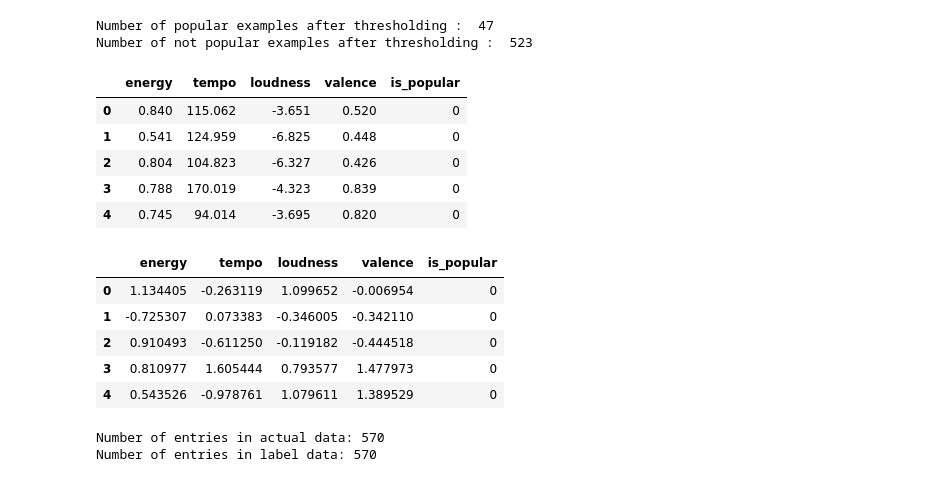
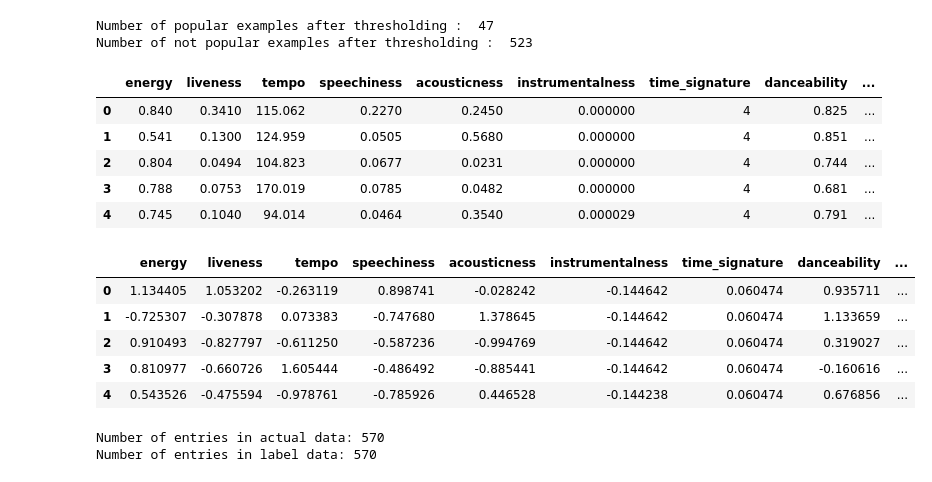
Before and after one commit to pawKer/Predicting-music-popularity, a Jupyter notebook: 3yp-automated-main.ipynb, the cells around one changed output. Saved outputs shown, nothing was run; the diff lists cells and outputs as text; code cells hidden in the pictures.

```diff
--- a/3yp-automated-main.ipynb
+++ b/3yp-automated-main.ipynb
@@ -54,51 +54,51 @@ Number of not popular examples after thresholding :  523
 # %%
 # Drop unnecessary columns from original data - also some legacy support for a different data format
 if 'song_id' in data.columns:
-    final_data.drop(['song_id', 'song_title', 'artist', 'popularity', 'youtube_video_title','speechiness','instrumentalness','time_signature', 'danceability', 'key','duration','mode', 'liveness', 'acousticness', 'youtube_view_count'], 1, inplace=True)
+    final_data.drop(['song_id', 'song_title', 'artist', 'popularity', 'youtube_video_title', 'youtube_view_count'], 1, inplace=True)
 else:
     final_data.drop(['song_title', 'artist', 'popularity'], 1, inplace=True)
 # %%
 final_data.head()
 # %% [output]
-|  | energy | tempo | loudness | valence | is_popular |
-| 0 | 0.840 | 115.062 | -3.651 | 0.520 | 0 |
-| 1 | 0.541 | 124.959 | -6.825 | 0.448 | 0 |
-| 2 | 0.804 | 104.823 | -6.327 | 0.426 | 0 |
-| 3 | 0.788 | 170.019 | -4.323 | 0.839 | 0 |
-| 4 | 0.745 | 94.014 | -3.695 | 0.820 | 0 |
+|  | energy | liveness | tempo | speechiness | acousticness | instrumentalness | time_signature | danceability | ... |
+| 0 | 0.840 | 0.3410 | 115.062 | 0.2270 | 0.2450 | 0.000000 | 4 | 0.825 | ... |
+| 1 | 0.541 | 0.1300 | 124.959 | 0.0505 | 0.5680 | 0.000000 | 4 | 0.851 | ... |
+| 2 | 0.804 | 0.0494 | 104.823 | 0.0677 | 0.0231 | 0.000000 | 4 | 0.744 | ... |
+| 3 | 0.788 | 0.0753 | 170.019 | 0.0785 | 0.0482 | 0.000000 | 4 | 0.681 | ... |
+| 4 | 0.745 | 0.1040 | 94.014 | 0.0464 | 0.3540 | 0.000029 | 4 | 0.791 | ... |
 # %%
-# COLUMNS_TO_SCALE = ["energy", "liveness", "tempo",
-#                     "speechiness", "acousticness", "instrumentalness",
-#                     "time_signature", "danceability", "key",
-#                     "duration", "loudness", "valence", "mode"]
-COLUMNS_TO_SCALE = ["energy", "tempo","loudness", "valence"]
+COLUMNS_TO_SCALE = ["energy", "liveness", "tempo",
+                    "speechiness", "acousticness", "instrumentalness",
+                    "time_signature", "danceability", "key",
+                    "duration", "loudness", "valence", "mode"]
+#COLUMNS_TO_SCALE = ["energy", "tempo","loudness", "valence"]
 
 # Keep data in a temp variable for testing
 scaled_data = scale_data_standardize(final_data, COLUMNS_TO_SCALE)
 
 # Plots to see the difference before/after scaling
 # plt.subplot(1,2,1)
 # plt.plot(data['duration'])
 # plt.title("Duration before scaling")
 
 # plt.subplot(1,2,2)
 # plt.plot(scaled_data['duration'])
 # plt.title("Duration after scaling")
 # plt.tight_layout()
 # plt.show()
 
 # Copy data back
 final_data = scaled_data.copy()
 
 #Just to check that everything is fine
 final_data.head()
 # %% [output]
-|  | energy | tempo | loudness | valence | is_popular |
-| 0 | 1.134405 | -0.263119 | 1.099652 | -0.006954 | 0 |
-| 1 | -0.725307 | 0.073383 | -0.346005 | -0.342110 | 0 |
-| 2 | 0.910493 | -0.611250 | -0.119182 | -0.444518 | 0 |
-| 3 | 0.810977 | 1.605444 | 0.793577 | 1.477973 | 0 |
-| 4 | 0.543526 | -0.978761 | 1.079611 | 1.389529 | 0 |
+|  | energy | liveness | tempo | speechiness | acousticness | instrumentalness | time_signature | danceability | ... |
+| 0 | 1.134405 | 1.053202 | -0.263119 | 0.898741 | -0.028242 | -0.144642 | 0.060474 | 0.935711 | ... |
+| 1 | -0.725307 | -0.307878 | 0.073383 | -0.747680 | 1.378645 | -0.144642 | 0.060474 | 1.133659 | ... |
+| 2 | 0.910493 | -0.827797 | -0.611250 | -0.587236 | -0.994769 | -0.144642 | 0.060474 | 0.319027 | ... |
+| 3 | 0.810977 | -0.660726 | 1.605444 | -0.486492 | -0.885441 | -0.144642 | 0.060474 | -0.160616 | ... |
+| 4 | 0.543526 | -0.475594 | -0.978761 | -0.785926 | 0.446528 | -0.144238 | 0.060474 | 0.676856 | ... |
 # %%
 # X will be our examples and y will be our labels
 X = final_data.drop('is_popular', axis=1)
```
Also changed, not shown: parts of 8 cells of this notebook, 12 other files.
